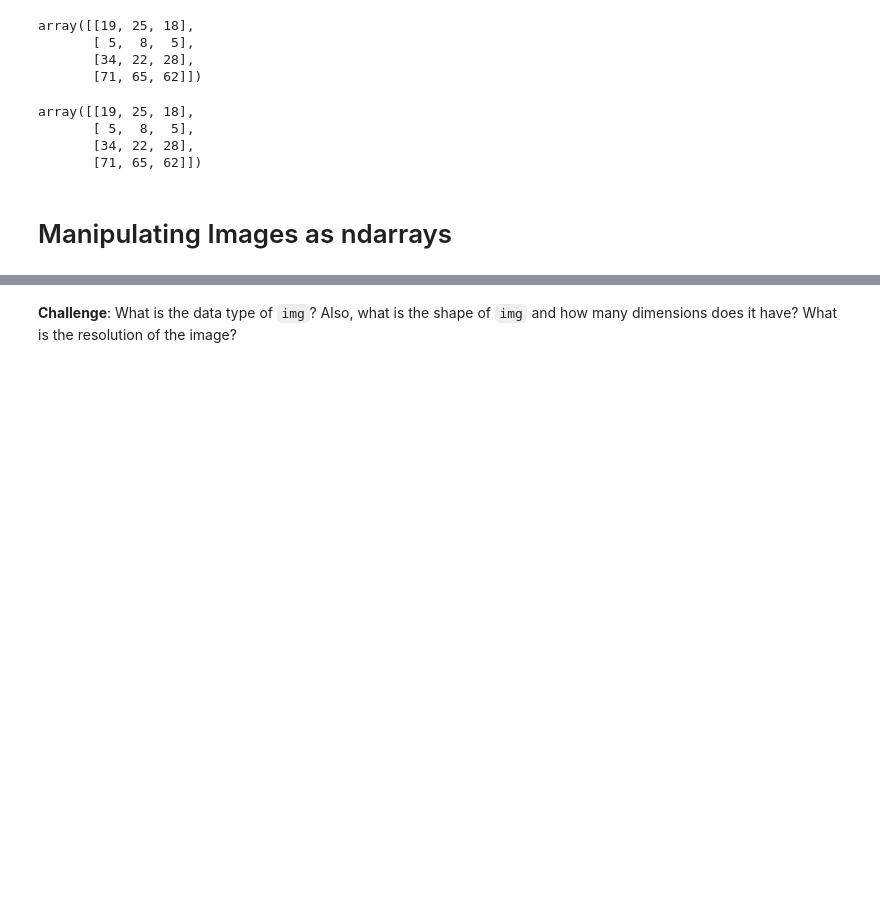
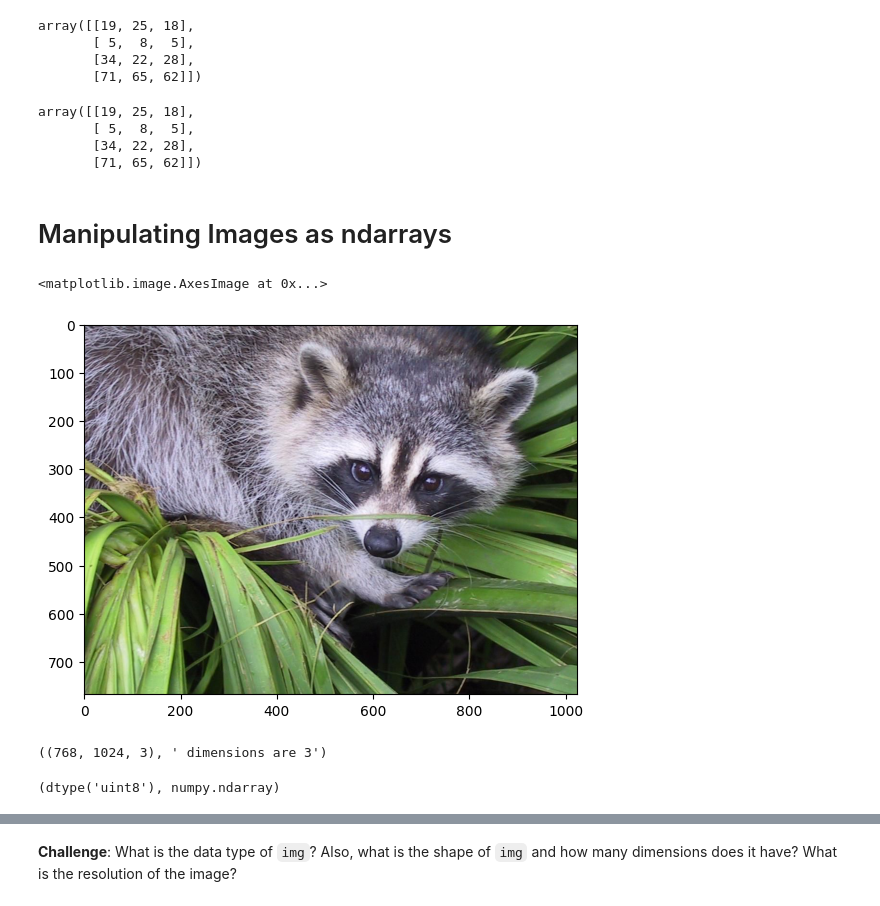
Before and after one commit to shahiddhariwala/numpy_basics, a Jupyter notebook: Computation_with_NumPy_and_N_Dimensional_Arrays.ipynb, the cells around one changed output, grey strips where cells are left out. Saved outputs shown, nothing was run; the diff lists cells and outputs as text; code cells hidden in the pictures; blank space fills up the shorter version.

Commit message:
Manipulating images as ndarrays basic

```diff
--- a/Computation_with_NumPy_and_N_Dimensional_Arrays.ipynb
+++ b/Computation_with_NumPy_and_N_Dimensional_Arrays.ipynb
@@ -394,3 +394,17 @@ array([[19, 25, 18],
        [71, 65, 62]])
 # %% [markdown]
 # Manipulating Images as ndarrays
+# %%
+img = misc.face()
+plt.imshow(img)
+# %% [output]
+<matplotlib.image.AxesImage at 0x...>
+[figure, added]
+# %%
+img.shape, f" dimensions are {img.ndim}"
+# %% [output]
+((768, 1024, 3), ' dimensions are 3')
+# %%
+img.dtype, type(img)
+# %% [output]
+(dtype('uint8'), numpy.ndarray)
```
Also changed, not shown: parts of 6 cells of this notebook.
